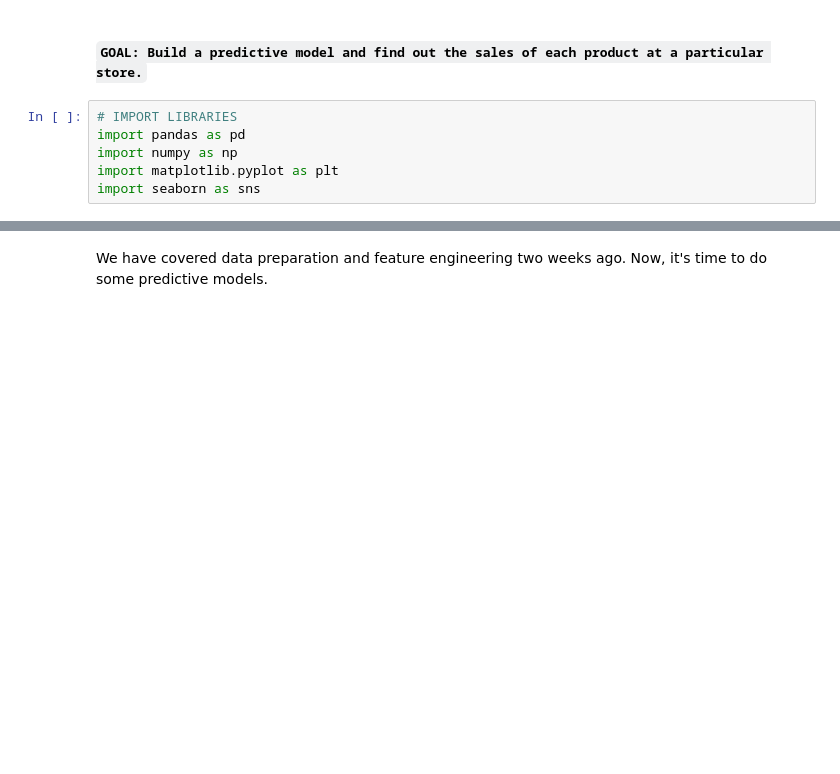
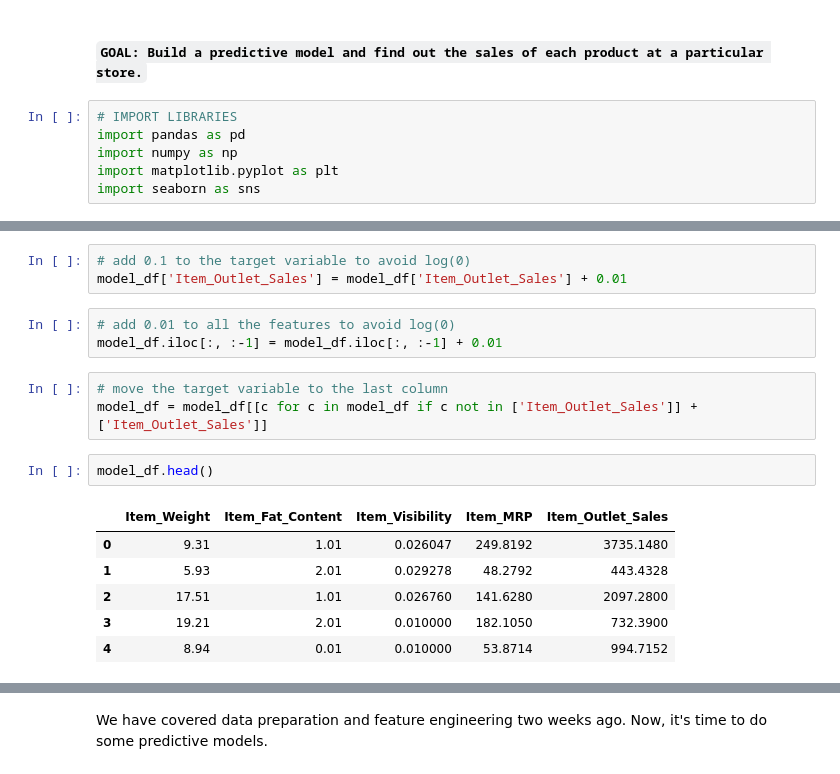
Before and after one commit to pokwir/Lighthouse-data-notes, a Jupyter notebook: Unit 6/Day_4/model-evaluation/Grid_Search - Challenge.ipynb, the cells around one changed output, grey strips where cells are left out. Drawn from its saved outputs; the diff is of its cells as text; blank space fills up the shorter version.

```diff
--- a/Unit 6/Day_4/model-evaluation/Grid_Search - Challenge.ipynb
+++ b/Unit 6/Day_4/model-evaluation/Grid_Search - Challenge.ipynb
@@ -55,0 +74,18 @@ df.head()
+# %%
+# add 0.1 to the target variable to avoid log(0)
+model_df['Item_Outlet_Sales'] = model_df['Item_Outlet_Sales'] + 0.01
+# %%
+# add 0.01 to all the features to avoid log(0)
+model_df.iloc[:, :-1] = model_df.iloc[:, :-1] + 0.01
+# %%
+# move the target variable to the last column
+model_df = model_df[[c for c in model_df if c not in ['Item_Outlet_Sales']] + ['Item_Outlet_Sales']]
+# %%
+model_df.head()
+# %% [output]
+|  | Item_Weight | Item_Fat_Content | Item_Visibility | Item_MRP | Item_Outlet_Sales |
+| 0 | 9.31 | 1.01 | 0.026047 | 249.8192 | 3735.1480 |
+| 1 | 5.93 | 2.01 | 0.029278 | 48.2792 | 443.4328 |
+| 2 | 17.51 | 1.01 | 0.026760 | 141.6280 | 2097.2800 |
+| 3 | 19.21 | 2.01 | 0.010000 | 182.1050 | 732.3900 |
+| 4 | 8.94 | 0.01 | 0.010000 | 53.8714 | 994.7152 |
```
Also changed, not shown: parts of 14 cells of this notebook, 40 other files.
